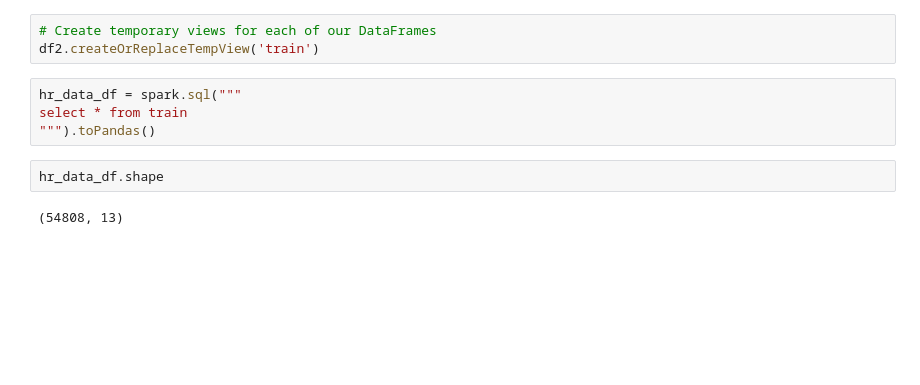
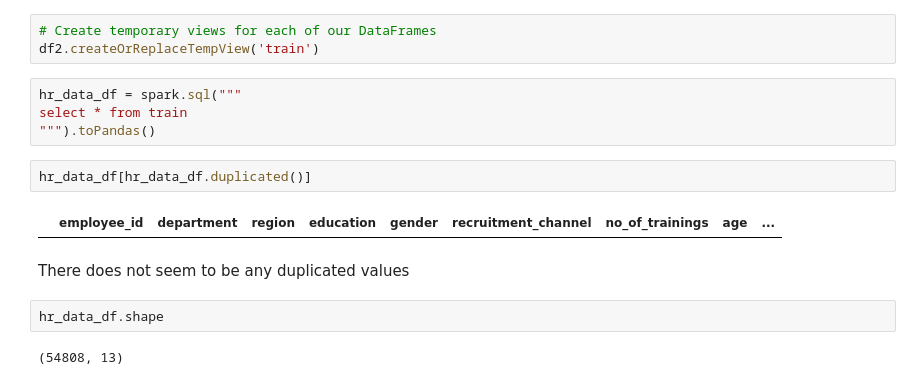
Before and after one commit to vasabril98/DS_Project4, a Jupyter notebook: HR_predictive_analytics_final.ipynb, the cells around one changed output. Drawn from its saved outputs; the diff is of its cells as text; blank space fills up the shorter version.

```diff
--- a/HR_predictive_analytics_final.ipynb
+++ b/HR_predictive_analytics_final.ipynb
@@ -77,6 +82,12 @@ df2.createOrReplaceTempView('train')
 hr_data_df = spark.sql("""
 select * from train
 """).toPandas()
+# %%
+hr_data_df[hr_data_df.duplicated()]
+# %% [output]
+|  | employee_id | department | region | education | gender | recruitment_channel | no_of_trainings | age | ... |
+# %% [markdown]
+There does not seem to be any duplicated values
 # %%
 hr_data_df.shape
 # %% [output]
```
Also changed, not shown: parts of 15 cells of this notebook, 1 other file.
